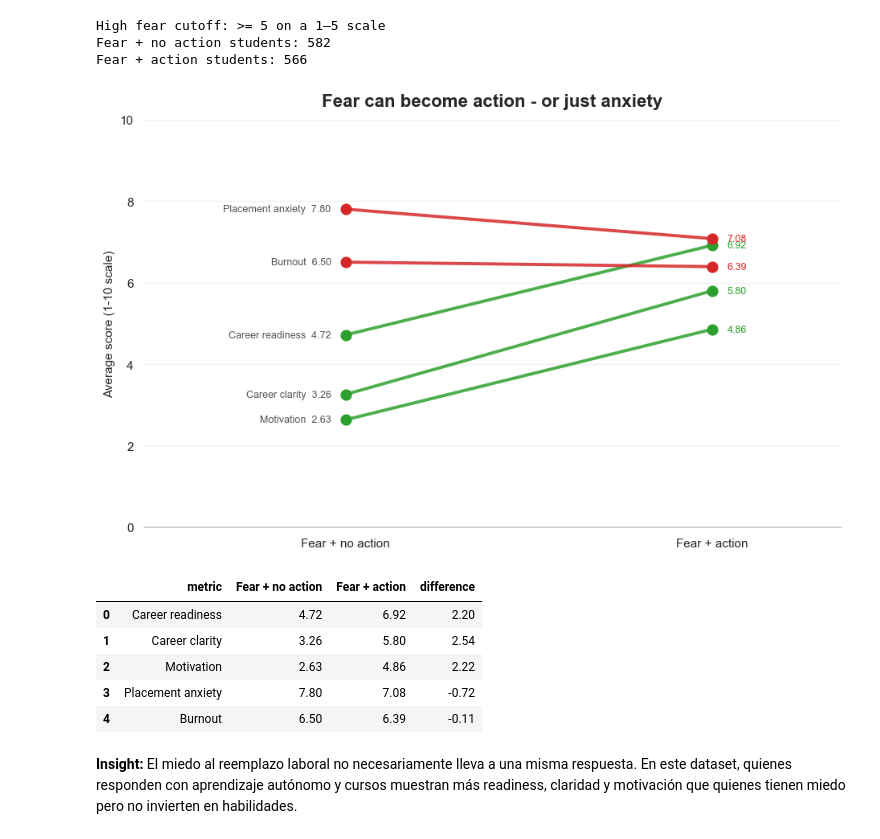
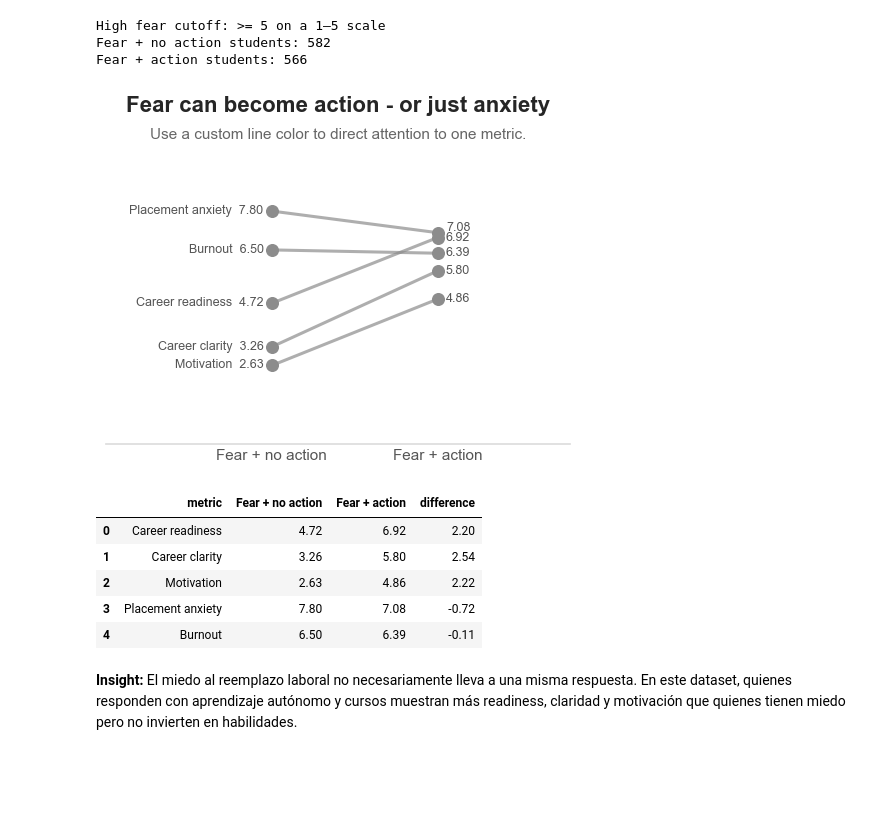
Before and after one commit to David7537/DataVizProject, a Jupyter notebook: EL BUENO.ipynb, the cells around one changed output. Saved outputs shown, nothing was run; the diff lists cells and outputs as text; code cells hidden in the pictures; blank space fills up the shorter version.

Commit message:
Slope chart limpios y mejorados

```diff
--- a/EL BUENO.ipynb
+++ b/EL BUENO.ipynb
@@ -140,27 +140,31 @@ Este visual funciona como una **slide de contexto**, no como una gráfica técni
 # --- VARIABLES: cambia estas columnas si quieres usar otra metrica.
 ai_usage_col = "daily_ai_tool_usage_hrs"
 
-# --- TEXTOS: cambia titulos y frases visibles en la grafica.
+# --- TEXTOS: cambia titulos, subtitulos y frases visibles en la grafica.
 chart_title = "AI is already part of student life"
+chart_subtitle = "Average daily AI usage gives the audience immediate context."
 main_suffix = "hours/day"
 subtitle_text = "average daily AI tool usage in this synthetic dataset"
 cutoff_text_template = "Top 25% of AI users start at {value:.1f} hours/day"
 
 # --- COLORES Y TIPOGRAFIA: cambia colores, tamanos y peso visual.
 title_color = "#333333"
+chart_subtitle_color = "#666666"
 main_text_color = "#111111"
 subtitle_color = "#555555"
 main_fontsize = 44
 subtitle_fontsize = 14
 note_fontsize = 13
 title_fontsize = 18
+chart_subtitle_fontsize = 11
 
 # --- ESPACIADO: cambia tamano de figura y posicion de cada texto.
 fig_size = (10, 5)
-main_text_y = 0.65
-subtitle_y = 0.43
-note_y = 0.23
-title_pad = 20
+title_y = 0.92
+chart_subtitle_y = 0.84
+main_text_y = 0.62
+subtitle_y = 0.40
+note_y = 0.21
 
 # --- SALIDA: nombre del archivo generado.
 output_filename = "01_kpi_ai_usage.png"
@@ -172,13 +176,16 @@ high_ai_share = (df[ai_usage_col] >= high_ai_cutoff).mean() * 100
 
 fig, ax = plt.subplots(figsize=fig_size)
 ax.axis("off")
+ax.text(0.5, title_y, chart_title, ha="center", va="center",
+        fontsize=title_fontsize, fontweight="bold", color=title_color)
+ax.text(0.5, chart_subtitle_y, chart_subtitle, ha="center", va="center",
+        fontsize=chart_subtitle_fontsize, color=chart_subtitle_color)
 ax.text(0.5, main_text_y, f"{avg_ai_hours:.1f} {main_suffix}", ha="center", va="center",
         fontsize=main_fontsize, fontweight="bold", color=main_text_color)
 ax.text(0.5, subtitle_y, subtitle_text, ha="center", va="center",
         fontsize=subtitle_fontsize, color=subtitle_color)
 ax.text(0.5, note_y, cutoff_text_template.format(value=high_ai_cutoff), ha="center", va="center",
         fontsize=note_fontsize, color=subtitle_color)
-ax.set_title(chart_title, fontsize=title_fontsize, fontweight="bold", color=title_color, pad=title_pad)
 plt.tight_layout()
 plt.savefig(FIG_DIR / output_filename, dpi=200, bbox_inches="tight")
 plt.show()
@@ -494,46 +645,74 @@ left_label = "Fear + no action"
 right_label = "Fear + action"
 metrics_to_plot = core_metrics
 
-# --- TEXTOS Y SALIDA.
+# --- TEXTOS Y SALIDA: cambia titulo, subtitulo y archivo PNG generado.
 chart_title = "Fear can become action - or just anxiety"
+chart_subtitle = "Use a custom line color to direct attention to one metric."
 output_filename = "04_slope_fear_action.png"
 
-# --- COLORES.
+# --- COLORES GENERALES: gris base para lineas; usa line_color_overrides para enfasis.
 left_color = "#8c8c8c"
-right_color = "#2ca02c"
-down_color = "#d62728"
+right_color = "#8c8c8c"
+down_color = "#8c8c8c"
+subtitle_color = "#666666"
 
-# --- ESPACIADO / TAMANO.
-fig_size = (9.5, 6)
-y_limits = (0, 10)
-x_limits = (-0.55, 1.35)
+# --- COLOR POR LINEA: descomenta o agrega metricas para cambiar colores.
+line_color_overrides = {
+    # "Career readiness": "#2ca02c",
+    # "Placement anxiety": "#d62728",
+}
+
+# --- OFFSETS DE ETIQUETAS: mueve SOLO textos si se enciman. Positivo sube, negativo baja.
+label_y_offsets = {
+    # "Career readiness": 0.10,
+    # "Burnout": -0.12,
+}
+
+right_value_y_offsets = {
+    "Placement anxiety": 0.17,
+    # "Burnout": -0.10,
+}
+
+# --- LABEL DEL EJE Y: deja "" para quitarlo y tener estilo mas limpio.
+y_axis_label = ""
+
+# --- ESPACIADO / TAMANO: modifica tamano, baseline del eje Y y espacio horizontal.
+fig_size = (5, 4)
+y_limits = (0,10)
+x_limits = (-1.00, 1.8)
 
 comp_fear_action = create_comparison_df(
     left_group,
     right_group,
     left_label,
     right_label,
     metrics_to_plot,
     metric_labels
 )
 
 slope_graph(
     comp_fear_action,
     left_label,
     right_label,
     chart_title,
     output_filename,
+    subtitle=chart_subtitle,
     left_color=left_color,
     right_color=right_color,
     down_color=down_color,
+    line_color_overrides=line_color_overrides,
+    subtitle_color=subtitle_color,
+    label_y_offsets=label_y_offsets,
+    y_axis_label=y_axis_label,
     figsize=fig_size,
     y_limits=y_limits,
-    x_limits=x_limits
+    x_limits=x_limits,
+    right_value_y_offsets=right_value_y_offsets
 )
 
 comp_fear_action.round(2)
 # %% [output]
-[figure, old version]
+[figure, new version]
 |  | metric | Fear + no action | Fear + action | difference |
 | 0 | Career readiness | 4.72 | 6.92 | 2.20 |
 | 1 | Career clarity | 3.26 | 5.80 | 2.54 |
```
Also changed, not shown: parts of 7 cells of this notebook, 3 other files.
